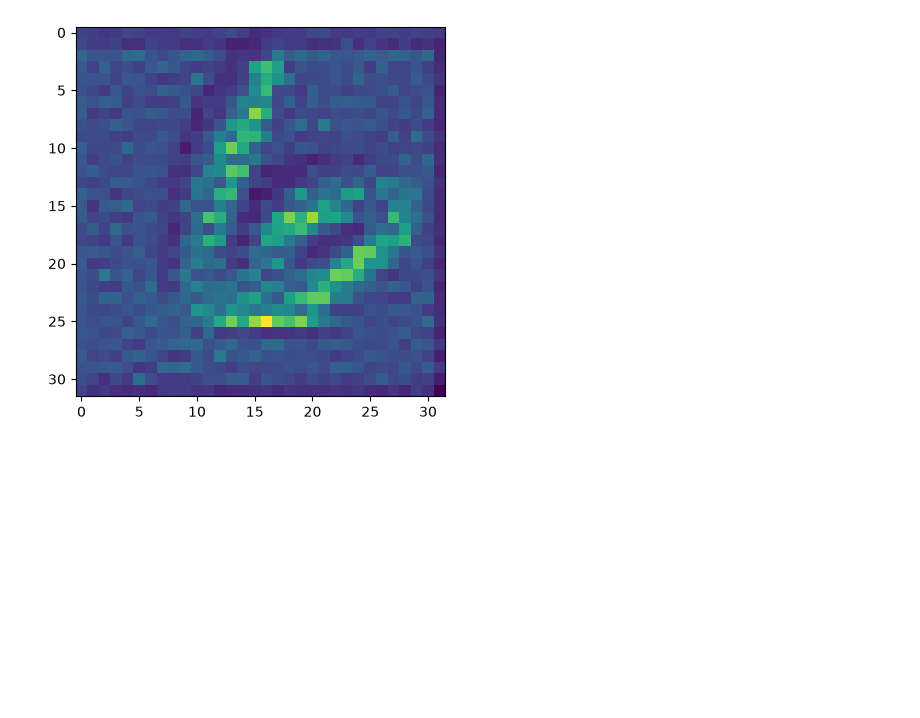
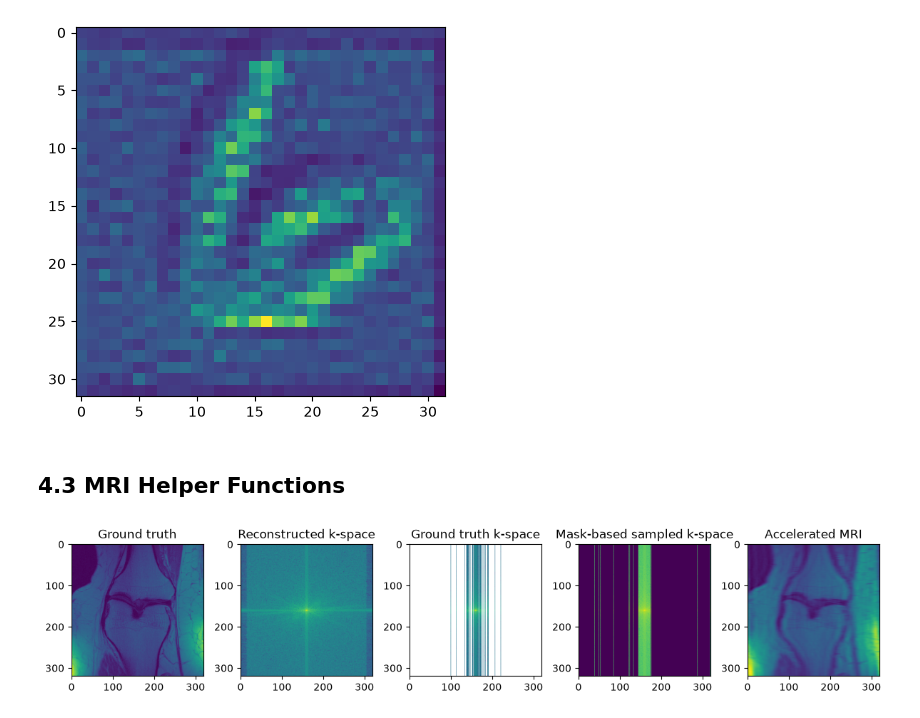
Before and after one commit to Christian-Stefan/ISTA-and-LISTA-, a Jupyter notebook: assignment4_4.1.ipynb, the cells around one changed output. Saved outputs shown, nothing was run; the diff lists cells and outputs as text; code cells hidden in the pictures; blank space fills up the shorter version.

```diff
--- a/assignment4_4.1.ipynb
+++ b/assignment4_4.1.ipynb
@@ -334,3 +337,5 @@ def ista(miu:float, shrink:float, no_iterations:int, y:torch.tensor, MODE='ISTA'
         X, _ = shrinkage_fn(current_x=X)
 
     return X
+# %% [markdown]
+## 4.3 MRI Helper Functions
@@ -336,0 +401,36 @@ def ista(miu:float, shrink:float, no_iterations:int, y:torch.tensor, MODE='ISTA'
+# %%
+train_MRI, test_MRI = create_dataloaders_MRI(batch_size=64, data_loc=r'CodeForStudents4\Fast_MRI_Knee')
+for batch_idx, (kspace, M, X) in enumerate(tqdm.tqdm(train_MRI)):
+    img = X[0]
+    rec_kspace = get_k_space(X[0])
+    sampled_k_space = kspace[0]
+    mask_sampled_kspace = get_partial_k_space(get_k_space(X))
+    accelerated_MRI = get_accelerated_MRI(mask_sampled_kspace)
+    break
+
+
+fig, axis = PLT.subplots(1,5, figsize=(12,5))
+axis[0].imshow(img)
+axis[0].set_title('Ground truth')
+axis[1].imshow(torch.log(torch.abs(rec_kspace)))
+axis[1].set_title('Reconstructed k-space')
+axis[2].imshow(torch.log(torch.abs(sampled_k_space))) # The result of the FFT is an array of complex numbers.
+# This is why you plot the absolute value of the Fourier transform ft, using the abs() built-in function.
+# Note that you’re only doing this for the purposes of displaying the Fourier transform.
+# You are not discarding the complex information from the array ft.
+axis[2].set_title('Ground truth k-space')
+# You display the logarithm of the Fourier transform using np.log() as this allows you to see what’s
+# going on better. Without this change, the constant term at the centre of the Fourier transform would be so
+# much brighter than all the other points that everything else will appear black. You’d be “blinded” by this one, central dot.
+
+safe_log = torch.log(torch.abs(mask_sampled_kspace[0].to_dense()) + 1e-9)
+axis[3].imshow(safe_log)
+axis[3].set_title('Mask-based sampled k-space')
+axis[4].imshow(accelerated_MRI[0].squeeze())
+axis[4].set_title('Accelerated MRI')
+
+
+PLT.tight_layout()
+PLT.show()
+# %% [output]
+[figure, added]
```
Also changed, not shown: parts of 2 cells of this notebook, 2 other files.
